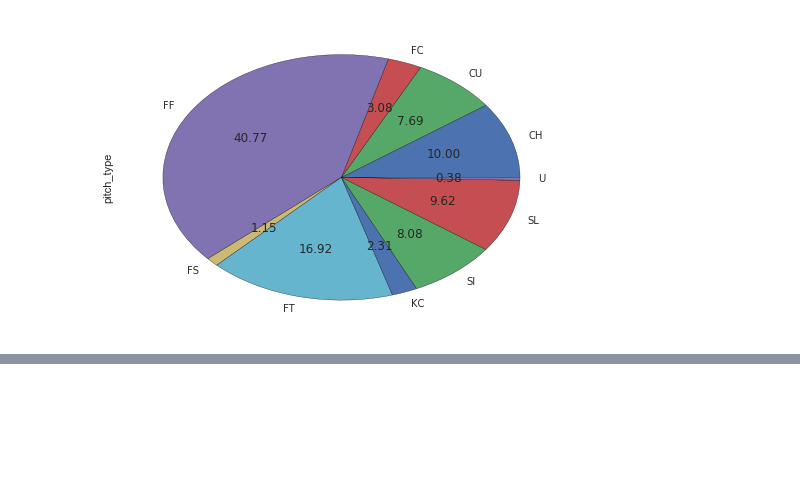
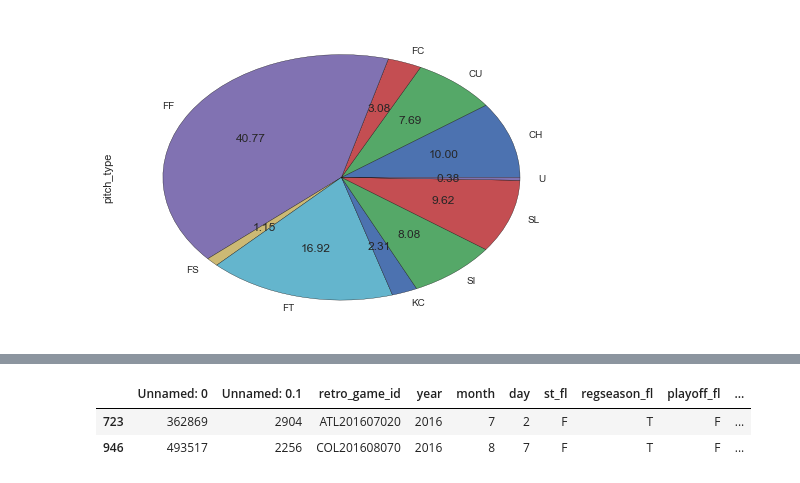
Before and after one commit to Shinichi-Nakagawa/pitchpx-example-ichiro-2016, a Jupyter notebook: analyze_ichiro_2016.ipynb, the cells around one changed output, grey strips where cells are left out. Cells and saved outputs as stored; diff of their text form; code cells hidden in the pictures; blank space fills up the shorter version.

```diff
--- a/analyze_ichiro_2016.ipynb
+++ b/analyze_ichiro_2016.ipynb
@@ -155,0 +158,7 @@ sns.stripplot(x='pitch_type', y='start_speed', data=ichiro_pitchfx_2016_hits,  h
+# %%
+# 2016年の三塁打はCH(チェンジアップ)とFC(Cut Fastball)を打ち込んでるっぽい、興味深いので見てみる
+ichiro_pitchfx_2016_hits.query('pa_event_cd == 22')
+# %% [output]
+|  | Unnamed: 0 | Unnamed: 0.1 | retro_game_id | year | month | day | st_fl | regseason_fl | playoff_fl | ... |
+| 723 | 362869 | 2904 | ATL201607020 | 2016 | 7 | 2 | F | T | F | ... |
+| 946 | 493517 | 2256 | COL201608070 | 2016 | 8 | 7 | F | T | F | ... |
```
Also changed, not shown: parts of 15 cells of this notebook.
